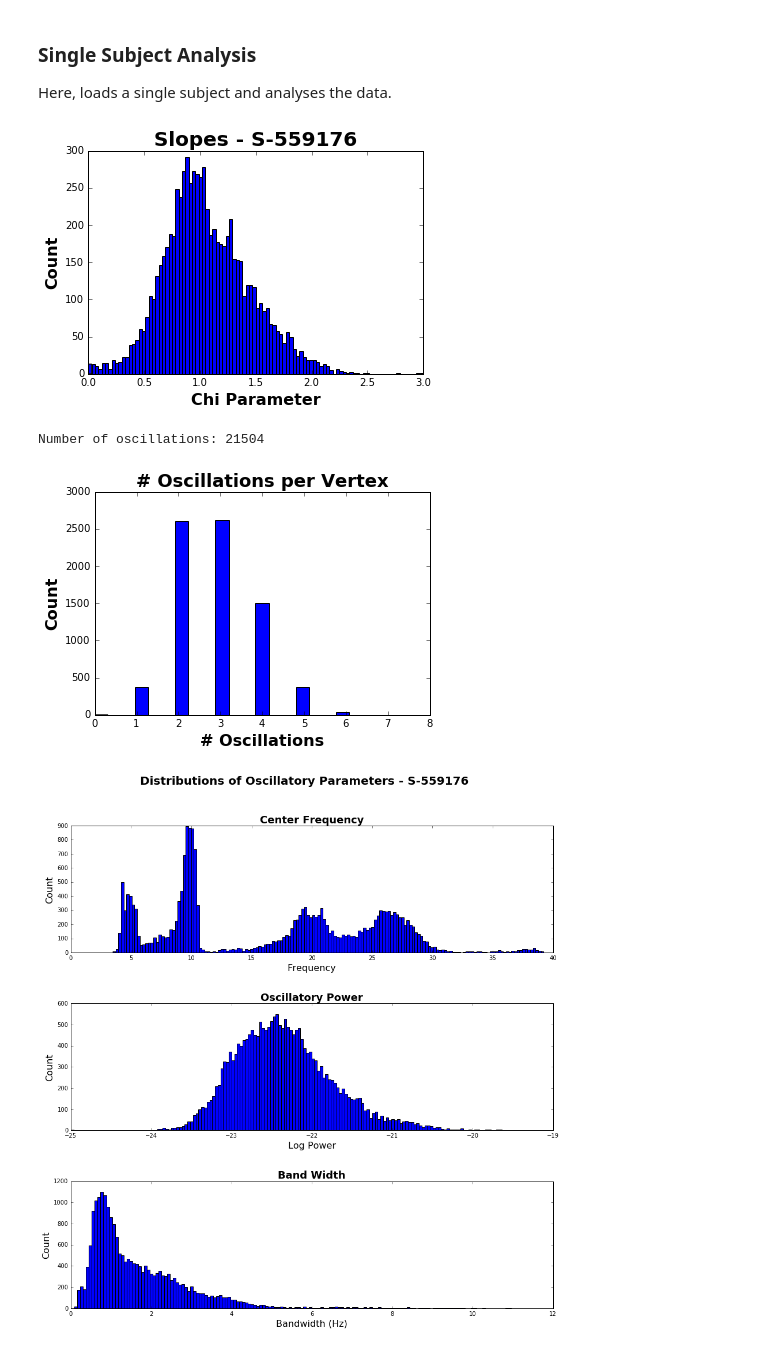
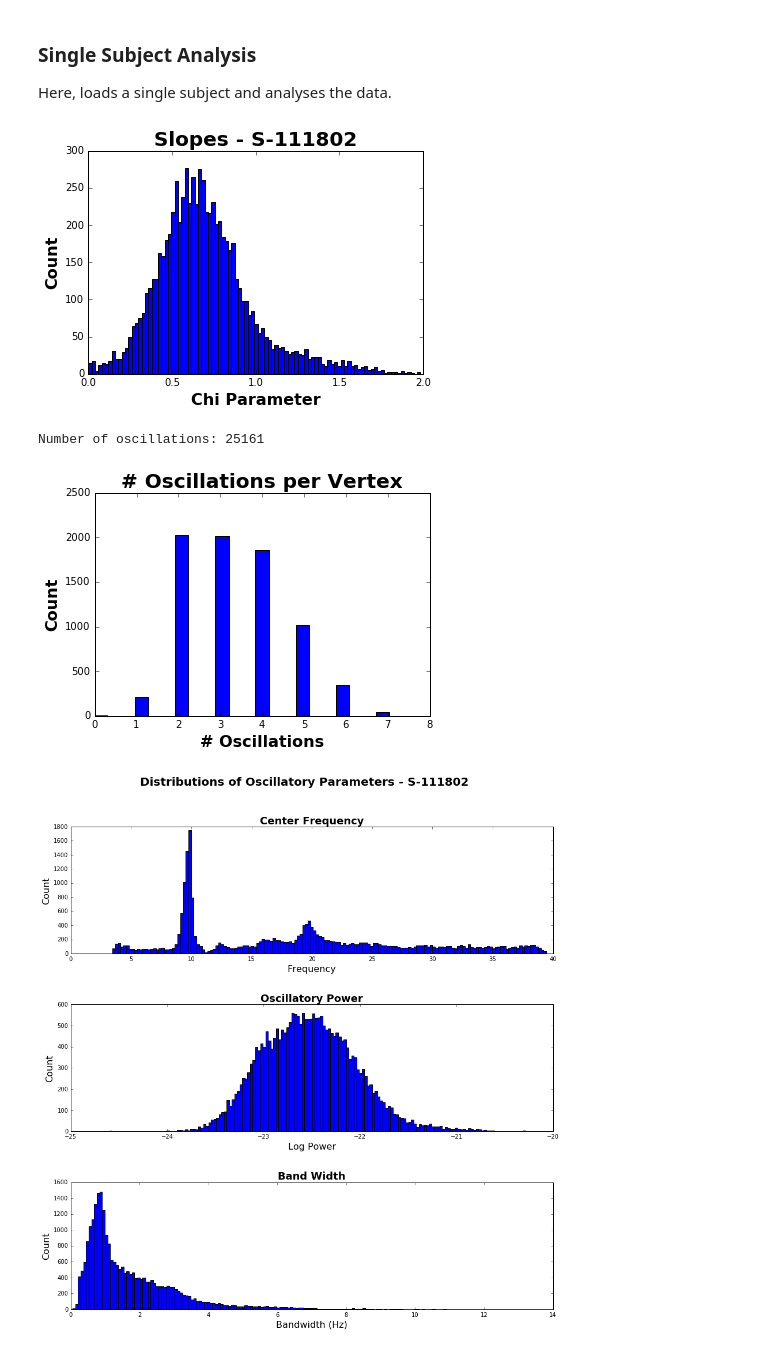
Before and after one commit to voytekresearch/omapping, a Jupyter notebook: OM-Analysis.ipynb, the cells around one changed output. Saved outputs shown, nothing was run; the diff lists cells and outputs as text; code cells hidden in the pictures.

```diff
--- a/OM-Analysis.ipynb
+++ b/OM-Analysis.ipynb
@@ -41,0 +23,4 @@ Subject numbers with FOOF data available:
+# %%
+# Set database object - choose which data to use
+# The database object is a basic class that stores all paths for the project
+db = OMDB('OMEGA')
@@ -47,12 +40,11 @@ Here, loads a single subject and analyses the data.
 ## Import an individual subject of FOOF PSD results
 
 # Set subject number to load
-#subj = sub_nums[0]
-subj = 559176
+subj = sub_nums[0]
 
 # Initialize data object and load data
-meg_subj = MegData()
-meg_subj.import_foof(subj)
+meg_subj = MegData(db)
+meg_subj.import_foof(subj, get_demo=True)
 # %%
 # Use oscillatory bands to find oscillations per band per vertex
 osc = Osc()                      # Osc is an object that stores parameters for oscillatory bands
@@ -62,21 +54,21 @@ meg_subj.osc_bands_vertex(osc)
 #meg_subj.save_viz()
 # %%
 # Plot the distribution of slopes, as computed by FOOF
-meg_subj.plot_slopes()
+plot_slopes(meg_subj.slopes, meg_subj.title, save_out=False)
 # %% [output]
-[figure, old version]
+[figure, new version]
 # %%
 # Convert format to vectors of all oscillations (regardless of anatomical location)
 meg_subj.all_oscs()
 # %%
 # Check how many oscillations were found total, and plot number of oscillations per vertex
 print('Number of oscillations: ' + str(meg_subj.n_oscs))
-meg_subj.plot_hist_count()
+plot_hist_count(meg_subj.osc_count)
 # %% [output]
-Number of oscillations: 21504
+Number of oscillations: 25161
-[figure, old version]
+[figure, new version]
 # %%
 # Plot the distributions of centers, powers and bandwidths, across all oscillations
-meg_subj.plot_all_oscs()
+plot_all_oscs(meg_subj.centers_all, meg_subj.powers_all, meg_subj.bws_all, meg_subj.title)
 # %% [output]
-[figure, old version]
+[figure, new version]
```
Also changed, not shown: parts of 39 cells of this notebook.
